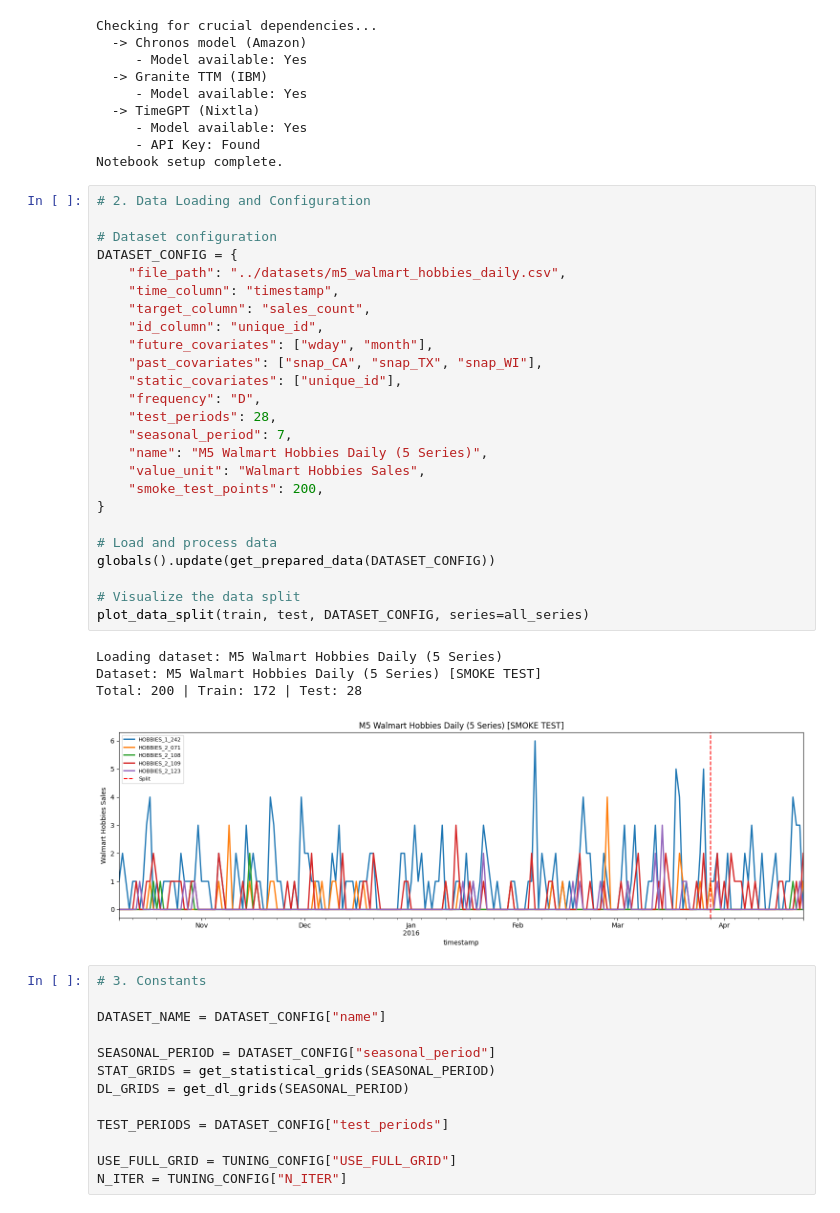
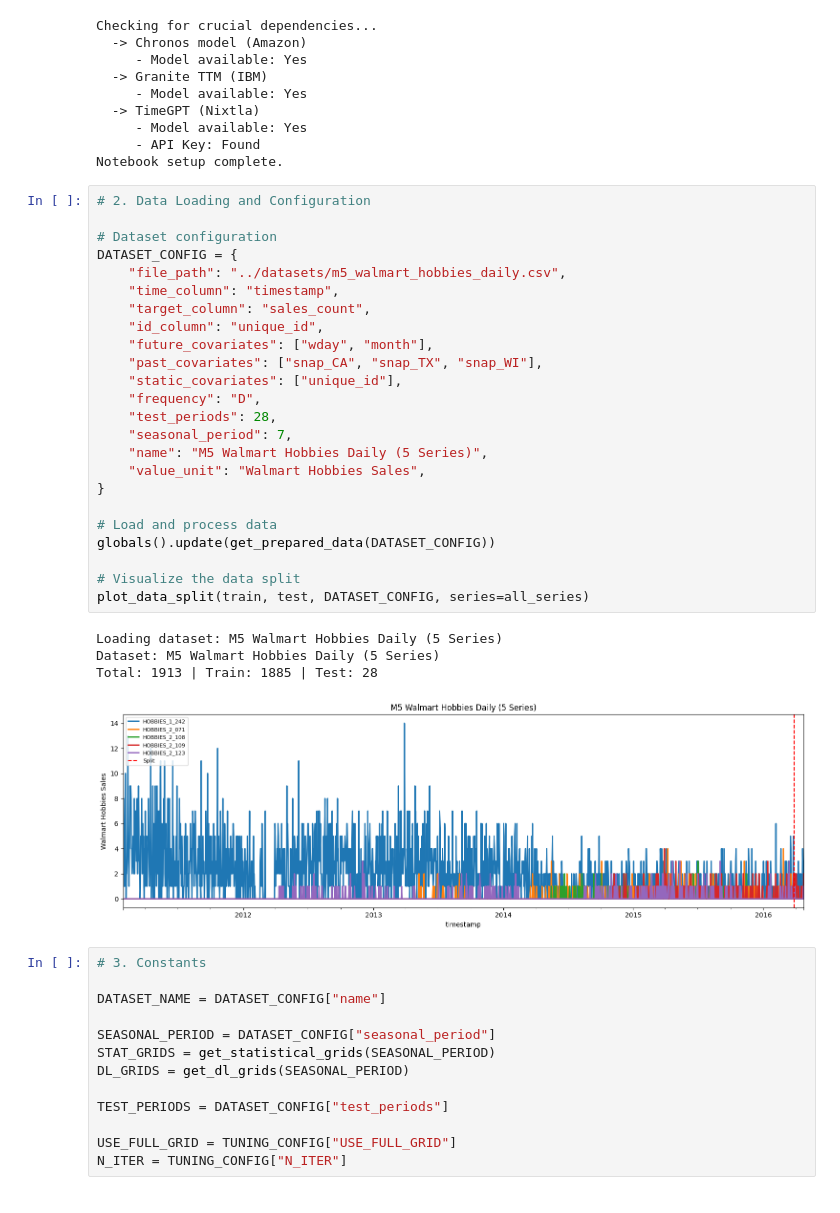
Before and after one commit to ContiHan/Statistika, a Jupyter notebook: forecasting/04_forecasting_m5_walmart_daily.ipynb, the cells around one changed output. Cells and saved outputs as stored; diff of their text form.

```diff
--- a/forecasting/04_forecasting_m5_walmart_daily.ipynb
+++ b/forecasting/04_forecasting_m5_walmart_daily.ipynb
@@ -20,33 +20,32 @@ Notebook setup complete.
 # %%
 # 2. Data Loading and Configuration
 
 # Dataset configuration
 DATASET_CONFIG = {
     "file_path": "../datasets/m5_walmart_hobbies_daily.csv",
     "time_column": "timestamp",
     "target_column": "sales_count",
     "id_column": "unique_id",
     "future_covariates": ["wday", "month"],
     "past_covariates": ["snap_CA", "snap_TX", "snap_WI"],
     "static_covariates": ["unique_id"],
     "frequency": "D",
     "test_periods": 28,
     "seasonal_period": 7,
     "name": "M5 Walmart Hobbies Daily (5 Series)",
     "value_unit": "Walmart Hobbies Sales",
-    "smoke_test_points": 200,
 }
 
 # Load and process data
 globals().update(get_prepared_data(DATASET_CONFIG))
 
 # Visualize the data split
 plot_data_split(train, test, DATASET_CONFIG, series=all_series)
 # %% [output]
 Loading dataset: M5 Walmart Hobbies Daily (5 Series)
-Dataset: M5 Walmart Hobbies Daily (5 Series) [SMOKE TEST]
-Total: 200 | Train: 172 | Test: 28
+Dataset: M5 Walmart Hobbies Daily (5 Series)
+Total: 1913 | Train: 1885 | Test: 28
-[figure, old version]
+[figure, new version]
 # %%
 # 3. Constants
 
```
Also changed, not shown: parts of 5 cells of this notebook, 10 other files.
